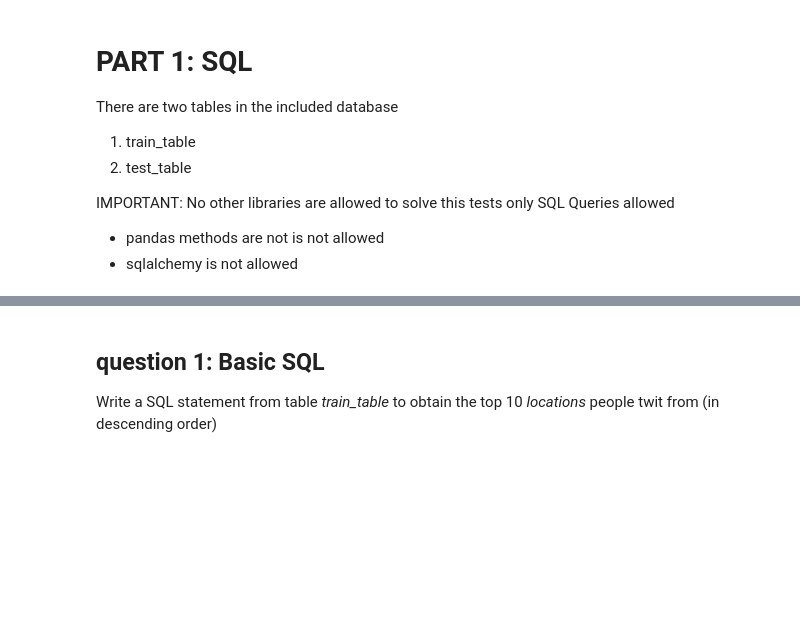
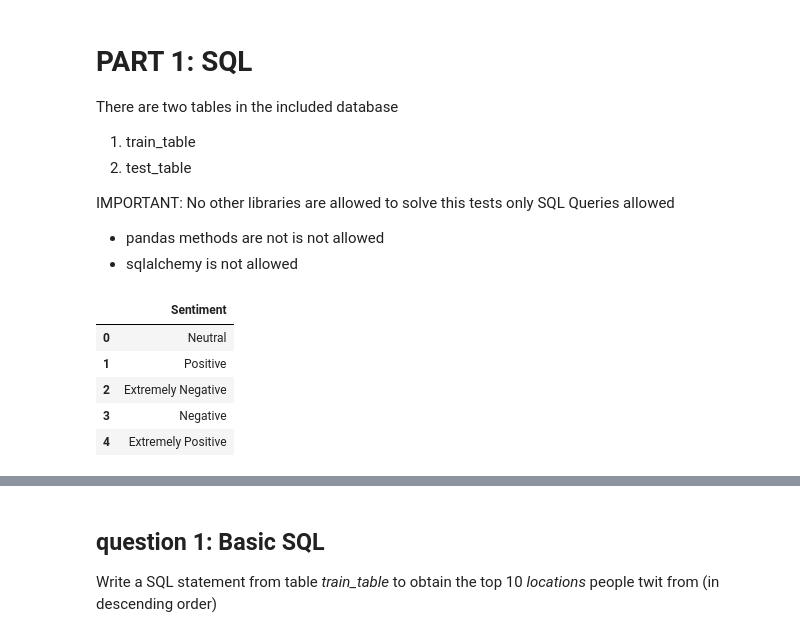
Before and after one commit to agrandap/prueba_ing_datos, a Jupyter notebook: main.ipynb, the cells around one changed output, grey strips where cells are left out. Saved outputs shown, nothing was run; the diff lists cells and outputs as text; code cells hidden in the pictures; blank space fills up the shorter version.

```diff
--- a/main.ipynb
+++ b/main.ipynb
@@ -17,6 +17,19 @@ IMPORTANT: No other libraries are allowed to solve this tests only SQL Queries a
 # only library allowed do not modify
 import pandas as pd
 from src.sql import execute_query
+# %%
+#example query inside docstring
+execute_query("""
+        SELECT DISTINCT Sentiment
+        FROM train_table
+""")
+# %% [output]
+|  | Sentiment |
+| 0 | Neutral |
+| 1 | Positive |
+| 2 | Extremely Negative |
+| 3 | Negative |
+| 4 | Extremely Positive |
 # %%
 #example query inside docstring
 execute_query("""
```
Also changed, not shown: parts of 18 cells of this notebook.
